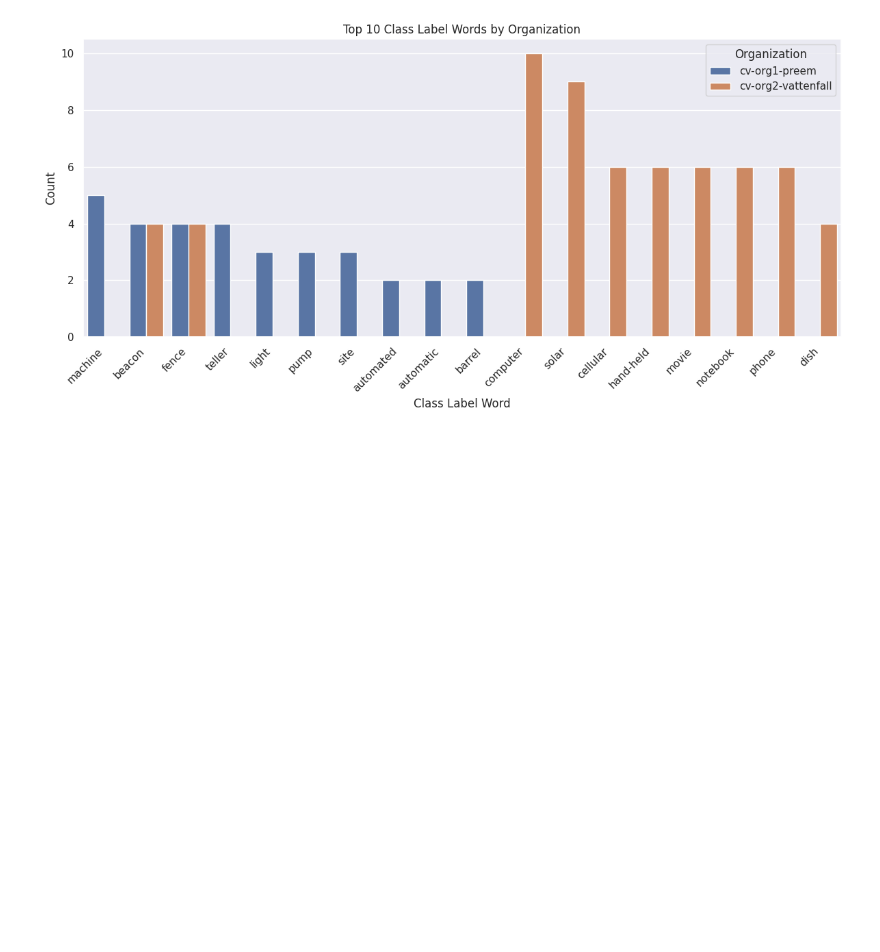
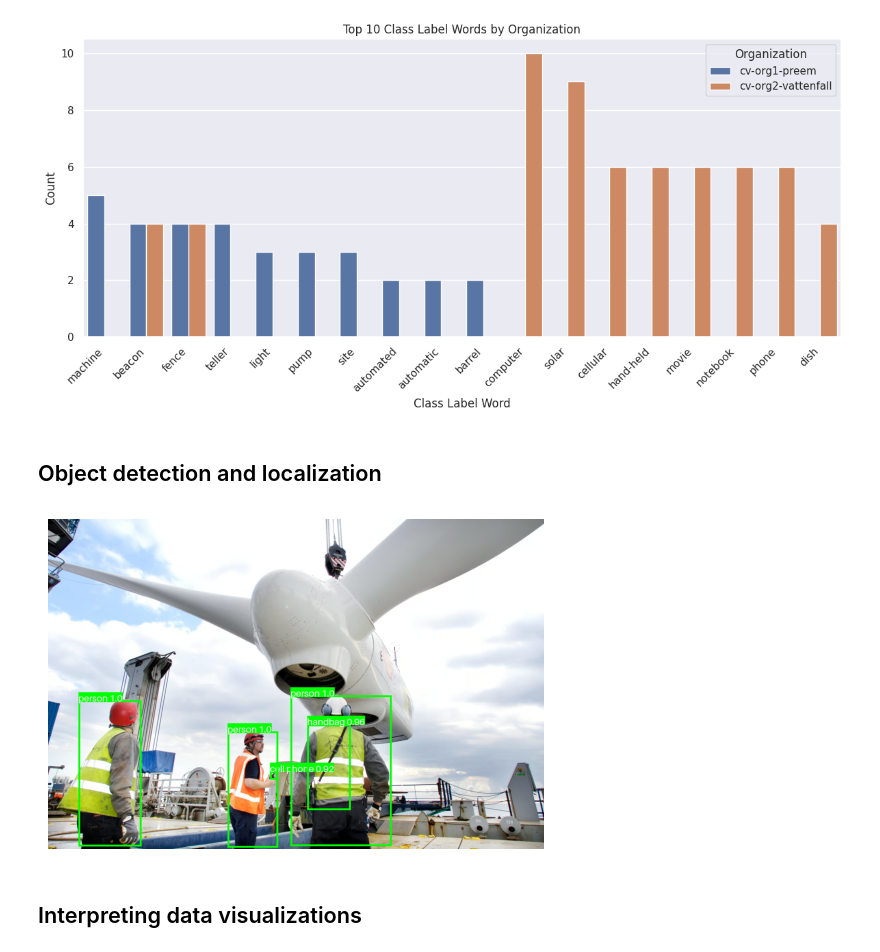
Before and after one commit to cca-cce/osm-cca, a Jupyter notebook: jnb/aicasc/module04_analyzing_image_content_computer_vision_30pct.ipynb, the cells around one changed output. Saved outputs shown, nothing was run; the diff lists cells and outputs as text; code cells hidden in the pictures; blank space fills up the shorter version.

```diff
--- a/jnb/aicasc/module04_analyzing_image_content_computer_vision_30pct.ipynb
+++ b/jnb/aicasc/module04_analyzing_image_content_computer_vision_30pct.ipynb
@@ -677,3 +666,5 @@ plt.tight_layout()
 plt.show()
 # %% [output]
 [figure]
+# %% [markdown]
+## Object detection and localization
@@ -679,0 +687,18 @@ plt.show()
+# %%
+import matplotlib.pyplot as plt
+import matplotlib.image as mpimg
+
+# Path to the saved object detection result image
+image_path = "/content/detr_object_detection_result.png"
+
+# Read the image
+img = mpimg.imread(image_path)
+
+# Display the image
+plt.imshow(img)
+plt.axis('off')  # Hide axes
+plt.show()
+# %% [output]
+[figure, added]
+# %% [markdown]
+## Interpreting data visualizations
```
Also changed, not shown: parts of 13 cells of this notebook, 3 other files.
